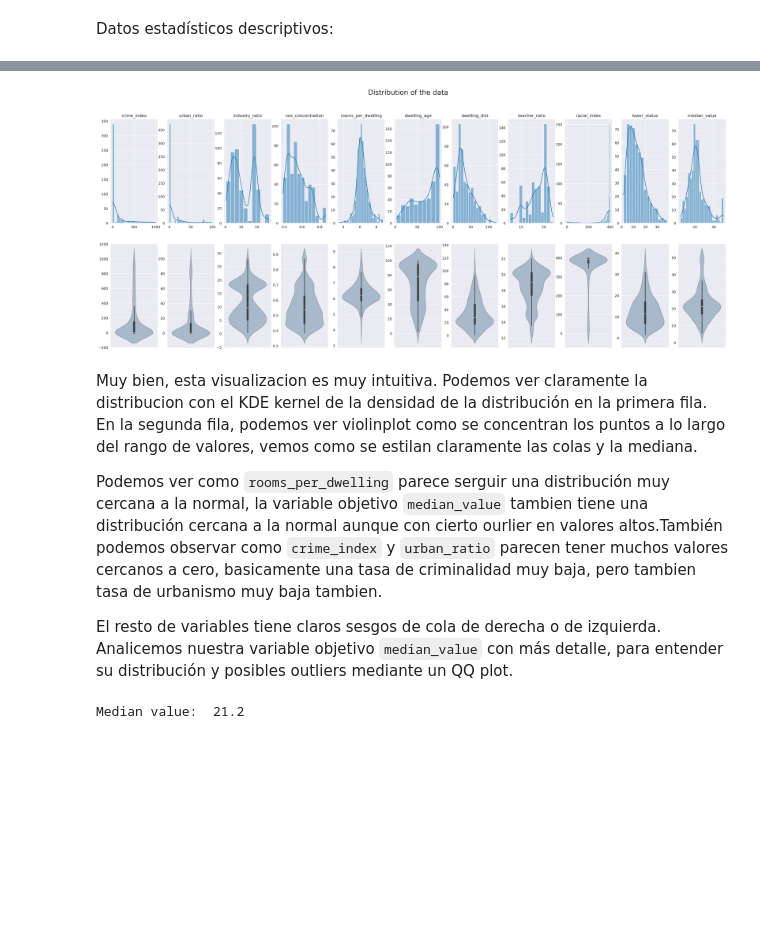
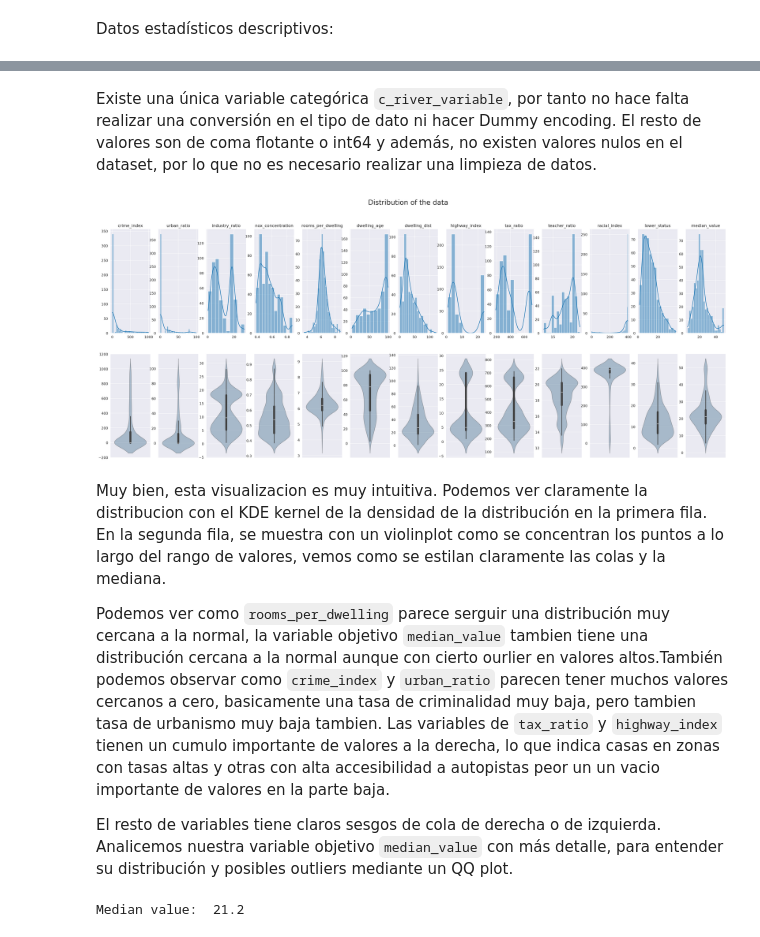
Before and after one commit to Chrissroman/md004_ha_dv, a Jupyter notebook: deliverables/MD004ChristianRomanMarinAC03.ipynb, the cells around one changed output, grey strips where cells are left out. Cells and saved outputs as stored; diff of their text form; code cells hidden in the pictures; blank space fills up the shorter version.

Commit message:
Fix discard categorical fetures, finish PCA process

```diff
--- a/deliverables/MD004ChristianRomanMarinAC03.ipynb
+++ b/deliverables/MD004ChristianRomanMarinAC03.ipynb
@@ -107,37 +105,39 @@ data.describe()
 | 50% | 0.256510 | 0.000000 | 9.690000 | 0.000000 | 0.538000 | 6.208500 | ... |
 | 75% | 143.337000 | 12.500000 | 18.100000 | 0.000000 | 0.624000 | 6.623500 | ... |
 | max | 996.654000 | 100.000000 | 27.740000 | 1.000000 | 0.871000 | 8.780000 | ... |
+# %% [markdown]
+Existe una única variable categórica `c_river_variable`, por tanto no hace falta realizar una conversión en el tipo de dato ni hacer Dummy encoding. El resto de valores son de coma flotante o int64 y además, no existen valores nulos en el dataset, por lo que no es necesario realizar una limpieza de datos.
 # %%
 # First, get columns that is categoryical
-# In this DataSet, all columns with int64 are categorical.(lebel encoded)
-categorical_cols = data.select_dtypes(include=['int64']).columns
+# In this DataSet, c_river_variable is categorical variable.(lebel encoded)
+categorical_cols = ['c_river_variable']
 
 data_float = data.drop(columns=categorical_cols).copy()
 fig, ax = plt.subplots(figsize=(32, 12), ncols = data_float.shape[1], nrows = 2, dpi=200)
 
 for i, col in enumerate(data_float.columns):
     sns.histplot(data_float[col], ax = ax[0, i], kde = True)
     ax[0, i].set_title(col, fontsize = 12)
     ax[0, i].set_xlabel('')
     ax[0, i].set_ylabel('')
     # set fontsize in y ticks
     ax[0, i].tick_params(axis='y', labelsize=10)
     ax[0, i].tick_params(axis='x', labelsize=10)
 
     # boxlot in row =2 in vertical
     sns.violinplot(data_float[col], ax = ax[1, i], orient = 'v', saturation= 0.5, alpha = 0.4)
     ax[1, i].set_xlabel('')
     ax[1, i].set_ylabel('')
 
 plt.suptitle('Distribution of the data', fontsize = 20)
 
 plt.show()
 # %% [output]
-[figure, old version]
+[figure, new version]
 # %% [markdown]
-Muy bien, esta visualizacion es muy intuitiva. Podemos ver claramente la distribucion con el KDE kernel de la densidad de la distribución en la primera fila. En la segunda fila, podemos ver violinplot como se concentran los puntos a lo largo del rango de valores, vemos como se estilan claramente las colas y la mediana.
+Muy bien, esta visualizacion es muy intuitiva. Podemos ver claramente la distribucion con el KDE kernel de la densidad de la distribución en la primera fila. En la segunda fila, se muestra con un violinplot como se concentran los puntos a lo largo del rango de valores, vemos como se estilan claramente las colas y la mediana.
 
-Podemos ver como `rooms_per_dwelling` parece serguir una distribución muy cercana a la normal, la variable objetivo `median_value` tambien tiene una distribución cercana a la normal aunque con cierto ourlier en valores altos.También podemos observar como `crime_index` y `urban_ratio` parecen tener muchos valores cercanos a cero, basicamente una tasa de criminalidad muy baja, pero tambien tasa de urbanismo muy baja tambien.
+Podemos ver como `rooms_per_dwelling` parece serguir una distribución muy cercana a la normal, la variable objetivo `median_value` tambien tiene una distribución cercana a la normal aunque con cierto ourlier en valores altos.También podemos observar como `crime_index` y `urban_ratio` parecen tener muchos valores cercanos a cero, basicamente una tasa de criminalidad muy baja, pero tambien tasa de urbanismo muy baja tambien. Las variables de `tax_ratio` y `highway_index` tienen un cumulo importante de valores a la derecha, lo que indica casas en zonas con tasas altas y otras con alta accesibilidad a autopistas peor un un vacio importante de valores en la parte baja.
 
 El resto de variables tiene claros sesgos de cola de derecha o de izquierda. Analicemos nuestra variable objetivo `median_value` con más detalle, para entender su distribución y posibles outliers mediante un QQ plot.
 # %%
```
Also changed, not shown: parts of 13 cells of this notebook.
